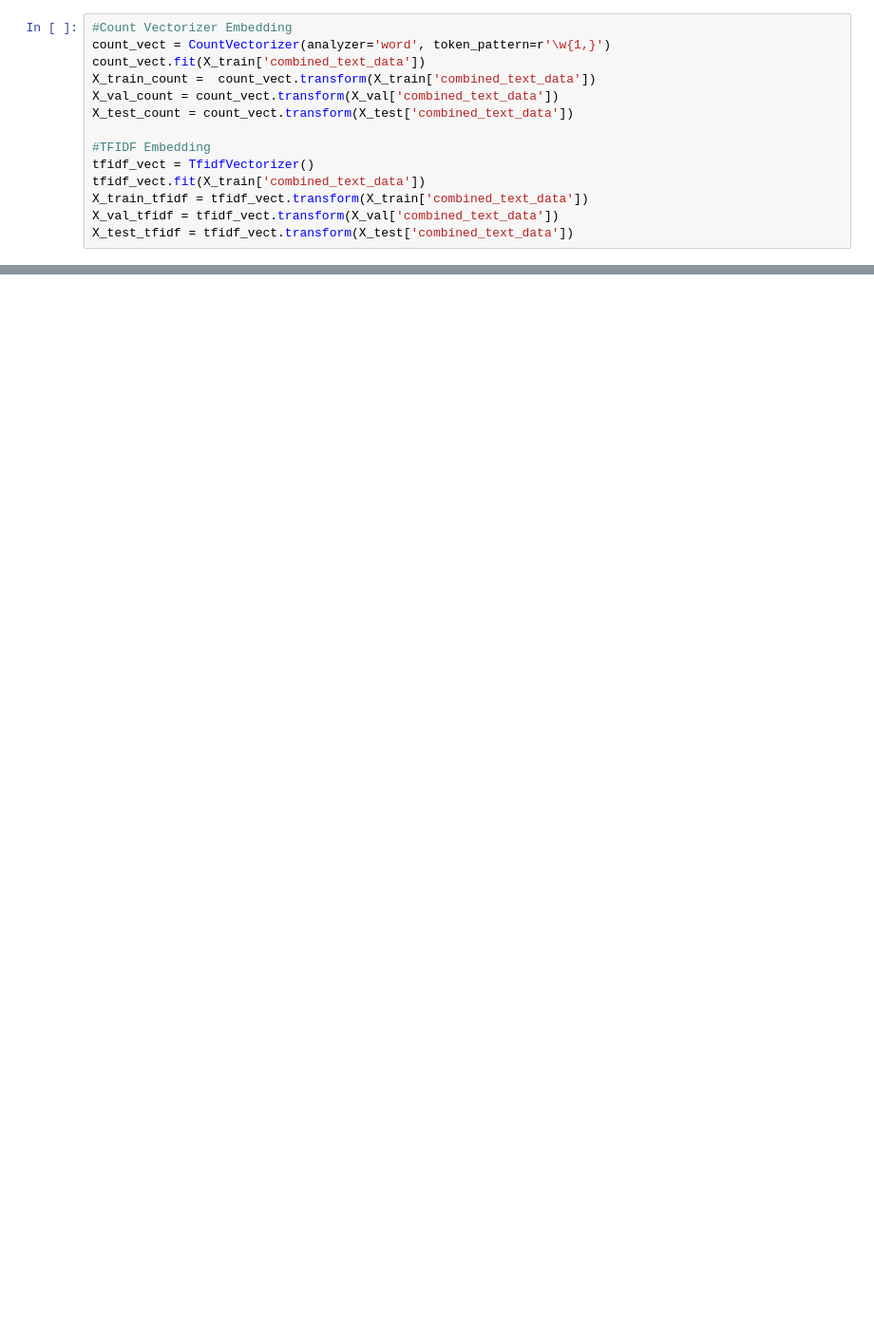
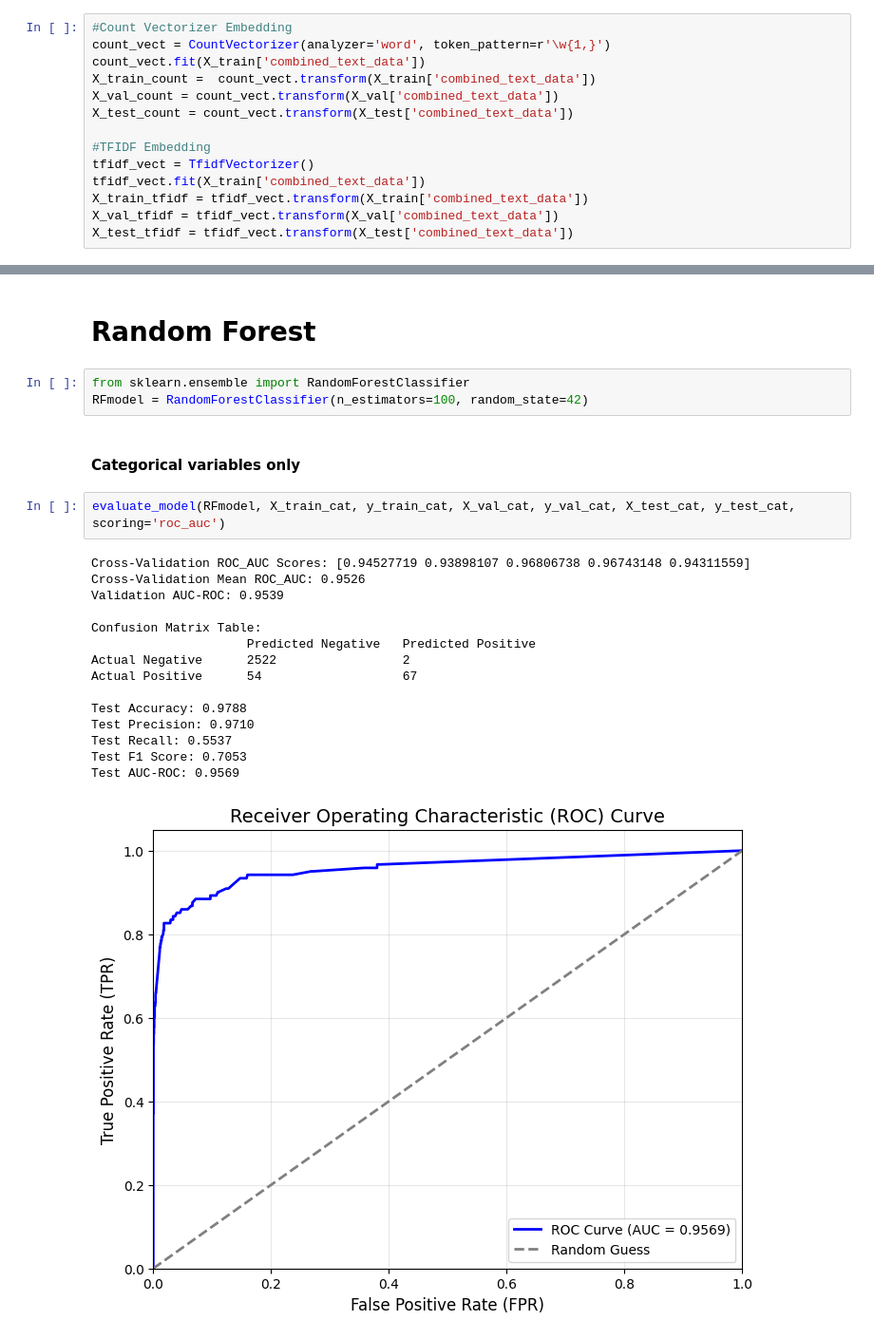
Before and after one commit to undeser/fake-jobs-detection, a Jupyter notebook: notebook.ipynb, the cells around one changed output, grey strips where cells are left out. Shown: that part at 95% size. Drawn from its saved outputs; the diff is of its cells as text; blank space fills up the shorter version.

```diff
--- a/notebook.ipynb
+++ b/notebook.ipynb
@@ -464,0 +481,25 @@ weighted avg       0.99      0.99      0.99      4356
+# %% [markdown]
+# Random Forest
+# %%
+from sklearn.ensemble import RandomForestClassifier
+RFmodel = RandomForestClassifier(n_estimators=100, random_state=42)
+# %% [markdown]
+#### Categorical variables only
+# %%
+evaluate_model(RFmodel, X_train_cat, y_train_cat, X_val_cat, y_val_cat, X_test_cat, y_test_cat, scoring='roc_auc')
+# %% [output]
+Cross-Validation ROC_AUC Scores: [0.94527719 0.93898107 0.96806738 0.96743148 0.94311559]
+Cross-Validation Mean ROC_AUC: 0.9526
+Validation AUC-ROC: 0.9539
+
+Confusion Matrix Table:
+                     Predicted Negative   Predicted Positive
+Actual Negative      2522                 2
+Actual Positive      54                   67
+
+Test Accuracy: 0.9788
+Test Precision: 0.9710
+Test Recall: 0.5537
+Test F1 Score: 0.7053
+Test AUC-ROC: 0.9569
+[figure, added]
```
Also changed, not shown: parts of 92 cells of this notebook.
